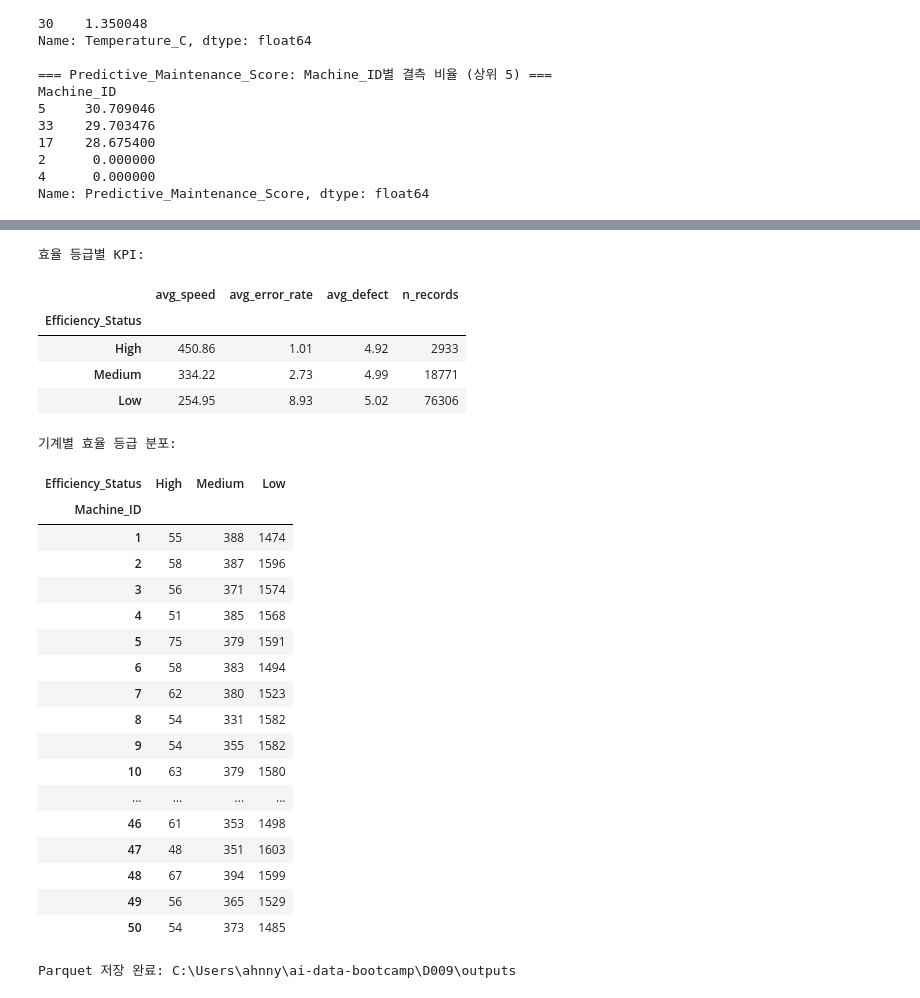
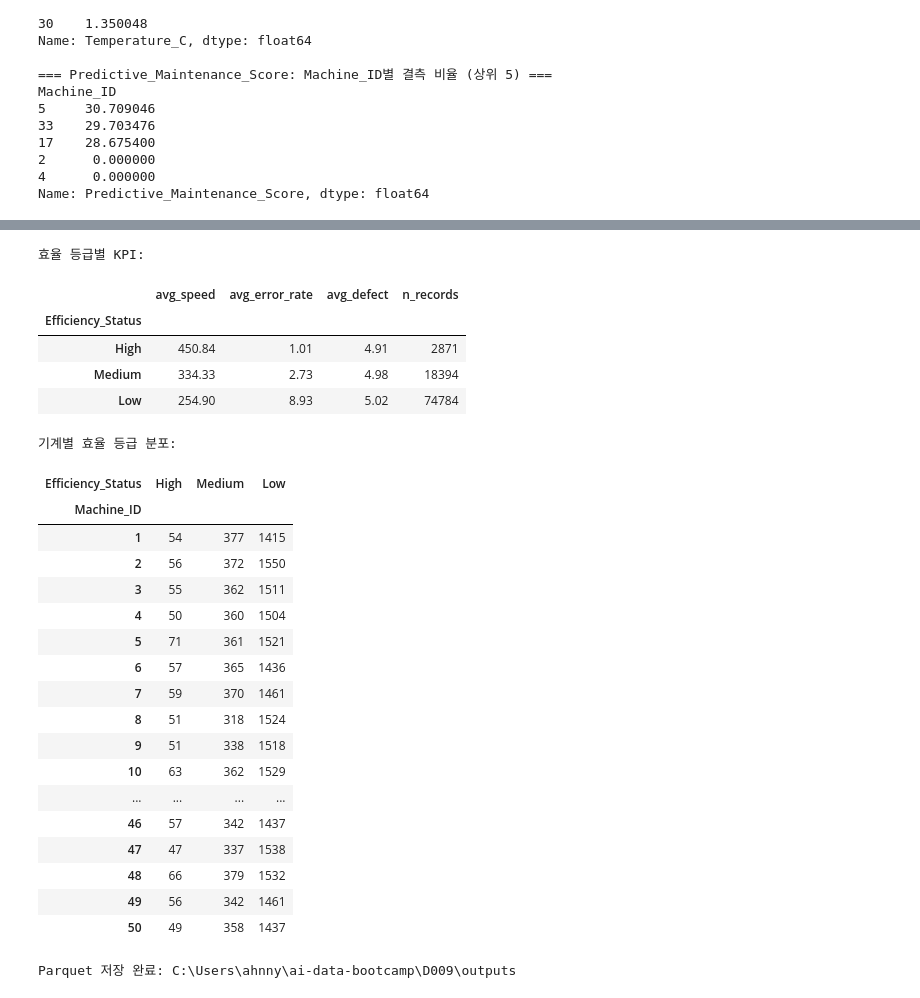
Before and after one commit to nayoung-ahn/ai-data-bootcamp, a Jupyter notebook: D009/종합 프로젝트.ipynb, the cells around one changed output, grey strips where cells are left out. Saved outputs shown, nothing was run; the diff lists cells and outputs as text; code cells hidden in the pictures.

```diff
--- a/D009/종합 프로젝트.ipynb
+++ b/D009/종합 프로젝트.ipynb
@@ -194,7 +194,7 @@ def parse_date(df):
 def remove_outliers(df):
     '''Vibration_Hz 음수 제거 + Power_Consumption_kW 상위 1% 컷오프'''
     q99 = df["Power_Consumption_kW"].quantile(0.99)
-    cond = ((df["Vibration_Hz"] >= 0) & (df["Power_Consumption_kW"] <= q99))
+    cond = ((df["Vibration_Hz"] >= 0) & (df["Power_Consumption_kW"] < q99))
     return df[cond]
 
 
@@ -208,7 +208,7 @@ def impute_predictive_score(df):
     df = df.copy()
     # 플래그: 결측이었다는 사실을 새 컬럼에 보존
     df["predictive_score_missing"] = df["Predictive_Maintenance_Score"].isnull().astype(int)
-    # 기계별 중앙값으로 대체 (transform은 원본 행 인덱스를 그대로 유지하며 그룹값을 매핑해줌)
+    # 기계별 중앙값으로 대체
     df["Predictive_Maintenance_Score"] = df["Predictive_Maintenance_Score"].fillna(
         df.groupby("Machine_ID")["Predictive_Maintenance_Score"].transform("median")
     )
@@ -322,52 +322,52 @@ eff_kpi = (
         avg_speed=("Production_Speed_units_per_hr", "mean"),
         avg_error_rate=("Error_Rate_%", "mean"),
         avg_defect=("Quality_Control_Defect_Rate_%", "mean"),
         n_records=("Efficiency_Status", "count"),
     )
     .round(2)
     .sort_values("avg_speed", ascending=False)
 )
 print("효율 등급별 KPI:")
 display(eff_kpi)
 
-# KPI 2: 기계별 효율 등급 분포 (wide)
+# KPI 2: 기계별 효율 등급 분포
 machine_eff = (
-    df.groupby(["Machine_ID", "Efficiency_Status"]).size().unstack(fill_value=0)
+    mfg_clean.groupby(["Machine_ID", "Efficiency_Status"]).size().unstack(fill_value=0)
 )
 machine_eff = machine_eff[["High", "Medium", "Low"]]
 print("기계별 효율 등급 분포:")
 display(machine_eff)
 
 # Parquet 저장
 from pathlib import Path
 OUT_DIR = Path("./outputs")
 eff_kpi.to_parquet(OUT_DIR / "manufacturing_efficiency_kpi.parquet")
 machine_eff.to_parquet(OUT_DIR / "manufacturing_machine_efficiency.parquet")
 print(f"\nParquet 저장 완료: {OUT_DIR.resolve()}")
 # %% [output]
 효율 등급별 KPI:
 |  | avg_speed | avg_error_rate | avg_defect | n_records |
 | Efficiency_Status |  |  |  |  |
-| High | 450.86 | 1.01 | 4.92 | 2933 |
-| Medium | 334.22 | 2.73 | 4.99 | 18771 |
-| Low | 254.95 | 8.93 | 5.02 | 76306 |
+| High | 450.84 | 1.01 | 4.91 | 2871 |
+| Medium | 334.33 | 2.73 | 4.98 | 18394 |
+| Low | 254.90 | 8.93 | 5.02 | 74784 |
 기계별 효율 등급 분포:
 | Efficiency_Status | High | Medium | Low |
 | Machine_ID |  |  |  |
-| 1 | 55 | 388 | 1474 |
-| 2 | 58 | 387 | 1596 |
-| 3 | 56 | 371 | 1574 |
-| 4 | 51 | 385 | 1568 |
-| 5 | 75 | 379 | 1591 |
-| 6 | 58 | 383 | 1494 |
-| 7 | 62 | 380 | 1523 |
-| 8 | 54 | 331 | 1582 |
-| 9 | 54 | 355 | 1582 |
-| 10 | 63 | 379 | 1580 |
+| 1 | 54 | 377 | 1415 |
+| 2 | 56 | 372 | 1550 |
+| 3 | 55 | 362 | 1511 |
+| 4 | 50 | 360 | 1504 |
+| 5 | 71 | 361 | 1521 |
+| 6 | 57 | 365 | 1436 |
+| 7 | 59 | 370 | 1461 |
+| 8 | 51 | 318 | 1524 |
+| 9 | 51 | 338 | 1518 |
+| 10 | 63 | 362 | 1529 |
 | ... | ... | ... | ... |
-| 46 | 61 | 353 | 1498 |
-| 47 | 48 | 351 | 1603 |
-| 48 | 67 | 394 | 1599 |
-| 49 | 56 | 365 | 1529 |
-| 50 | 54 | 373 | 1485 |
+| 46 | 57 | 342 | 1437 |
+| 47 | 47 | 337 | 1538 |
+| 48 | 66 | 379 | 1532 |
+| 49 | 56 | 342 | 1461 |
+| 50 | 49 | 358 | 1437 |
 Parquet 저장 완료: C:\Users\ahnny\ai-data-bootcamp\D009\outputs
```
Also changed, not shown: parts of 2 cells of this notebook, 3 other files.
